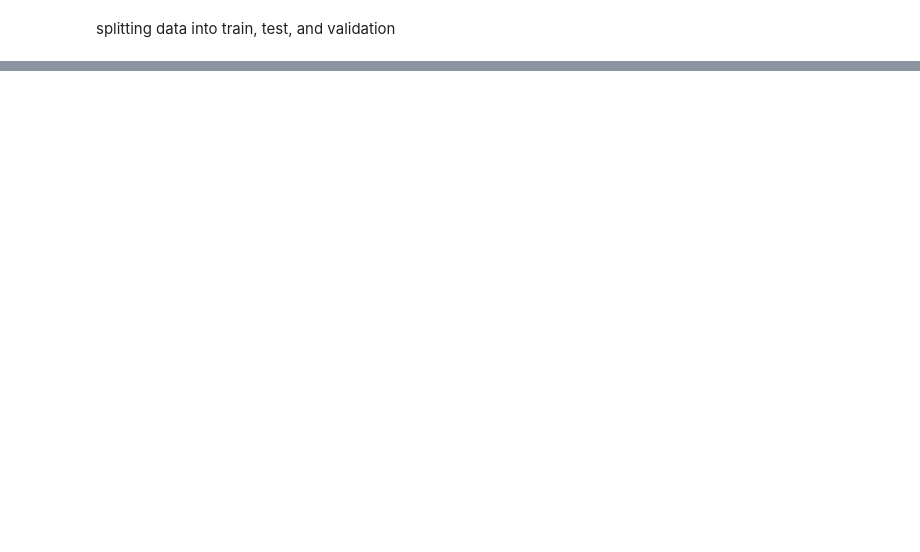
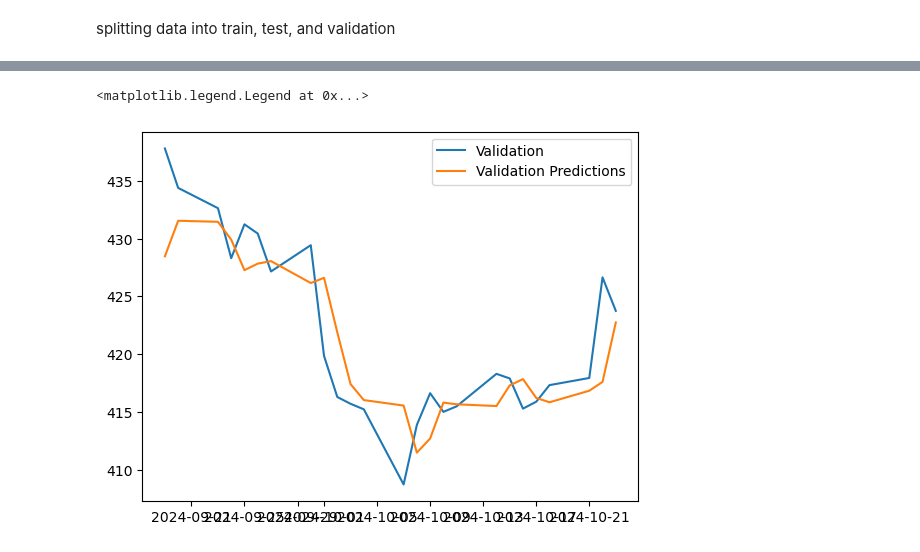
Before and after one commit to AkramGadd/StockPricePrediction, a Jupyter notebook: StockPricePrediction/Microsoft_Stock.ipynb, the cells around one changed output, grey strips where cells are left out. Drawn from its saved outputs; the diff is of its cells as text; code cells hidden in the pictures; blank space fills up the shorter version.

```diff
--- a/StockPricePrediction/Microsoft_Stock.ipynb
+++ b/StockPricePrediction/Microsoft_Stock.ipynb
@@ -176,0 +244,6 @@ splitting data into train, test, and validation
+# %%
+val_predictions = model.predict(X_val).flatten()
+plt.plot(dates_val, Y_val, label='Validation')
+plt.plot(dates_val, val_predictions, label='Validation Predictions')
+plt.legend()
+# %% [output]
@@ -176,0 +251,2 @@ splitting data into train, test, and validation
+<matplotlib.legend.Legend at 0x...>
+[figure, added]
```
Also changed, not shown: parts of 19 cells of this notebook.
